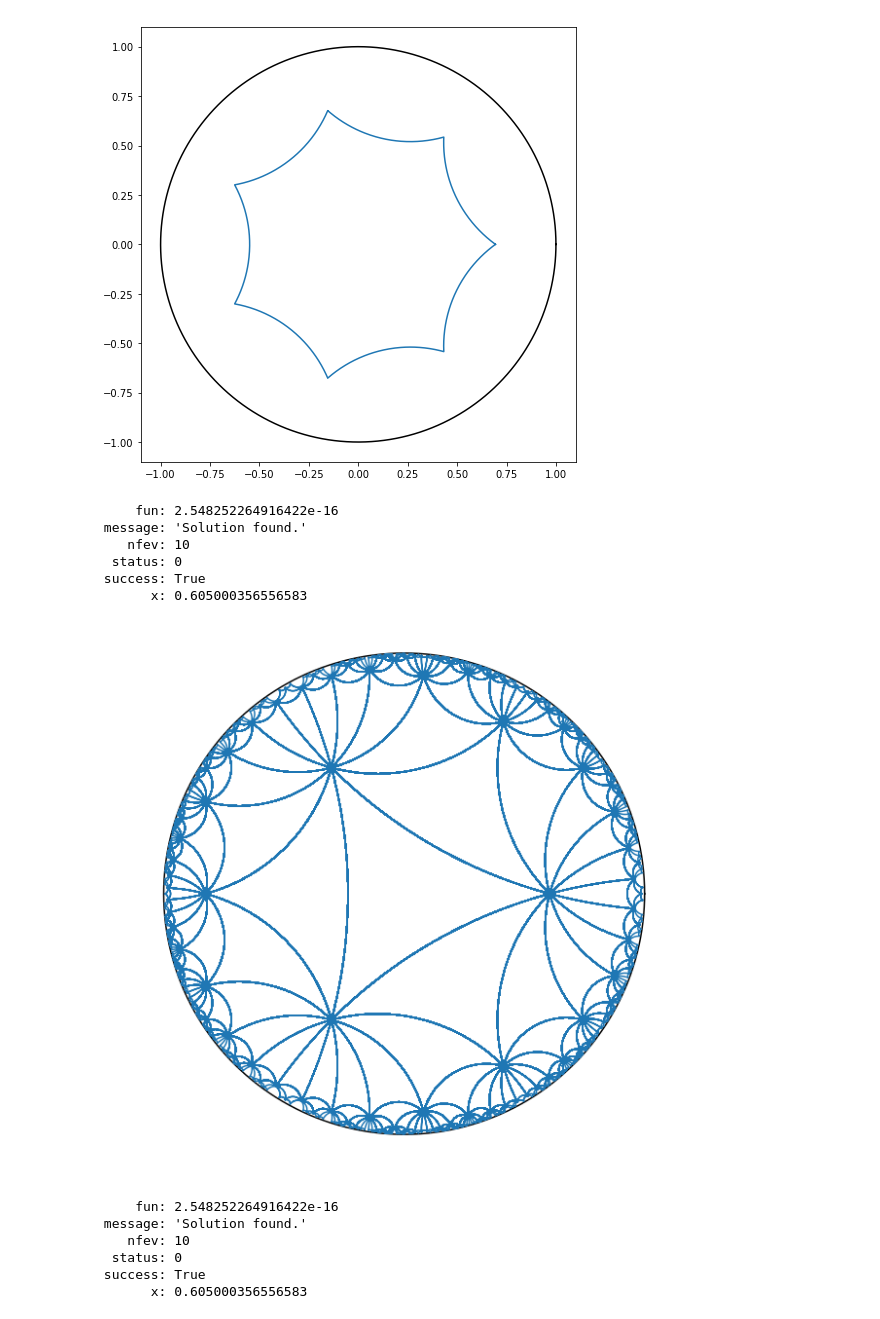
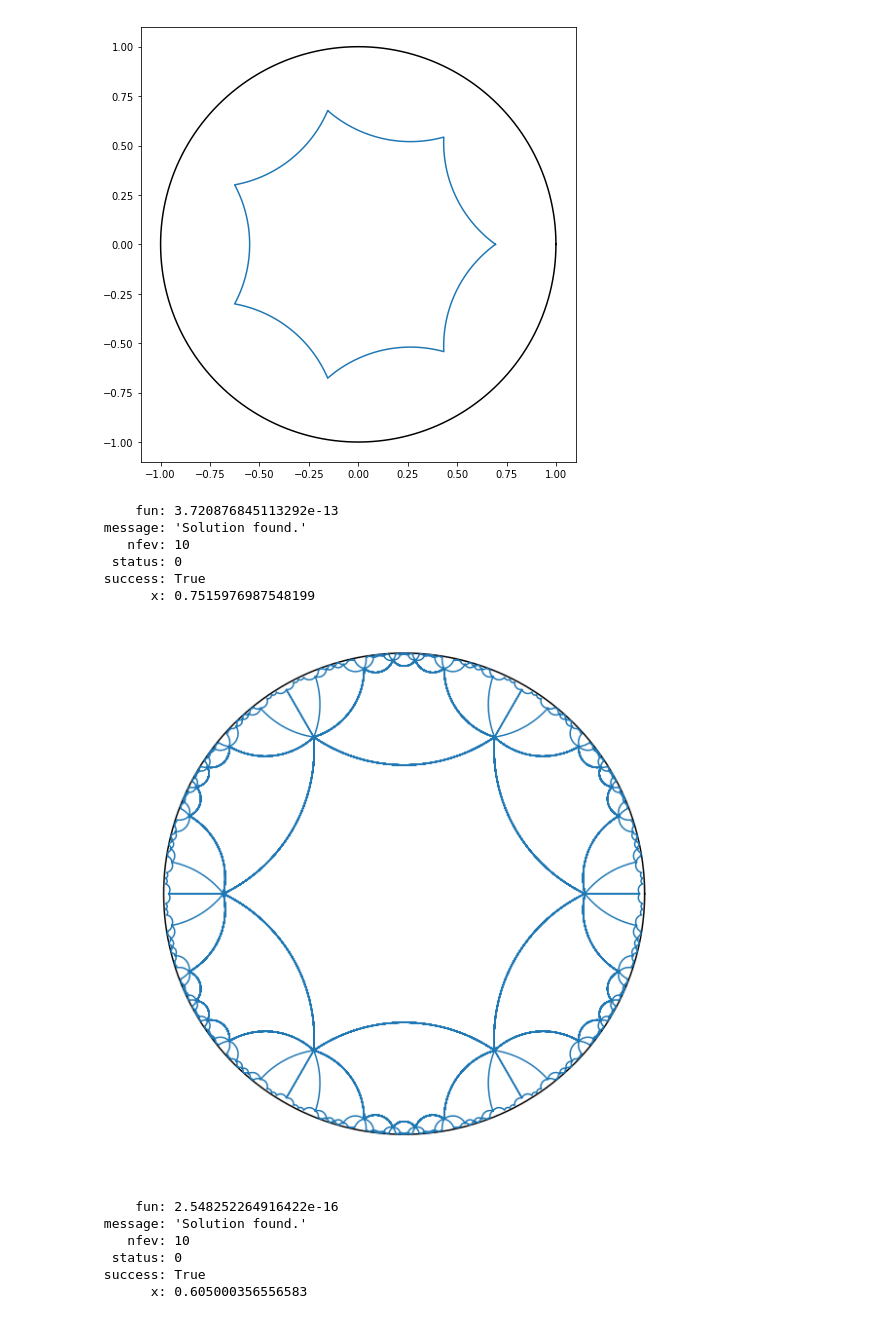
Before and after one commit to Animadversio/Hyperbolic_Space_Art, a Jupyter notebook: demo.ipynb, the cells around one changed output. Saved outputs shown, nothing was run; the diff lists cells and outputs as text; code cells hidden in the pictures.

```diff
--- a/demo.ipynb
+++ b/demo.ipynb
@@ -210,7 +210,7 @@ plt.axis('image')
  1.0999986402114572)
 [figure]
 # %%
-p = 3; q = 12
+p = 6; q = 7; recurs=3
 D = D_solver(p=p,q=q)
 vtx = []
 edges = []
@@ -225,38 +225,38 @@ polygon = edges.reshape(-1)
 
 mob_list = []
 for i in range(p):
     th0 = vel_ang(vtx[0], vtx[1])
     th1 = vel_ang(vtx[i], vtx[(i+1)%p])
     mobius = fit_mobius(vtx[0],th0,vtx[i],th1)
     mob_list.append(mobius)
 
 # Recursively act on the existing image patch
 plt.figure(figsize=[10,10])
 plt.plot(unit_circ.real, unit_circ.imag,'k')
 poly_cur = polygon
 polys = list(polygon) # all poly
-for r in range(8):
+for r in range(recurs):
     new_poly = []
     for i, mobius in enumerate(mob_list):
         poly_i = mobius(poly_cur) # apply the mobius transform to all your points!
         new_poly += list(poly_i) + [np.nan]
     polys += new_poly
     poly_cur = np.array(new_poly)
 plt.plot(poly_cur.real,poly_cur.imag)
 plt.xlim(-1,1)
 plt.ylim(-1,1)
 plt.axis('image')
 plt.axis('off')
 plt.box(False)
-plt.savefig("tri_tessal%d-%d.png"%(p,q))
+plt.savefig("..\\tessalations\\hex_tessal%d-%d.png"%(p,q))
 # %% [output]
-     fun: 2.548252264916422e-16
+     fun: 3.720876845113292e-13
  message: 'Solution found.'
     nfev: 10
   status: 0
  success: True
-       x: 0.605000356556583
+       x: 0.7515976987548199
-[figure, old version]
+[figure, new version]
 # %%
 p = 3; q = 12
 D = D_solver(p=p,q=q)
```
Also changed, not shown: 4 other files.
